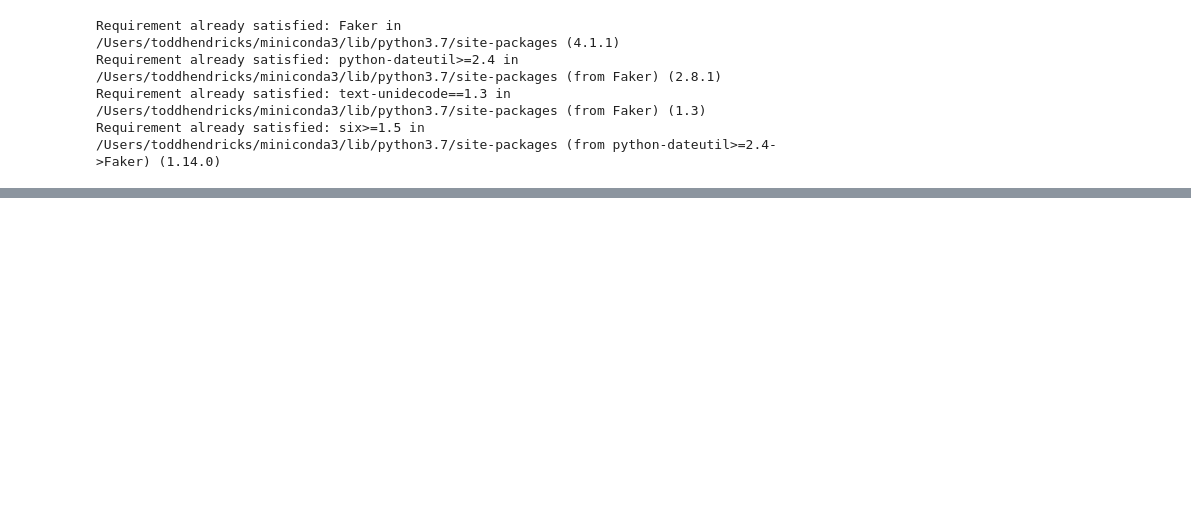
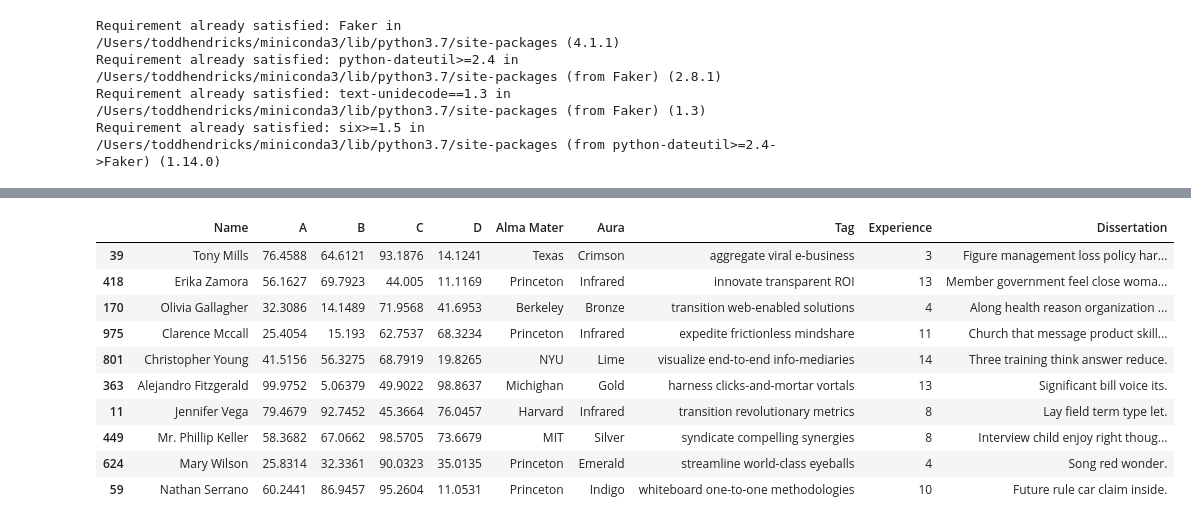
Before and after one commit to tahentx/pv_workbook, a Jupyter notebook: datascience/misc/pandas_practice.ipynb, the cells around one changed output, grey strips where cells are left out. Cells and saved outputs as stored; diff of their text form; code cells hidden in the pictures; blank space fills up the shorter version.

```diff
--- a/datascience/misc/pandas_practice.ipynb
+++ b/datascience/misc/pandas_practice.ipynb
@@ -42,3 +45,15 @@ Index(['Name', 'Diplomacy', 'Leadership', 'Home', 'Industry', 'Employer',
       dtype='object')
 # %%
-df.
+df.sample(10)
+# %% [output]
+|  | Name | A | B | C | D | Alma Mater | Aura | Tag | Experience | Dissertation |
+| 39 | Tony Mills | 76.4588 | 64.6121 | 93.1876 | 14.1241 | Texas | Crimson | aggregate viral e-business | 3 | Figure management loss policy har... |
+| 418 | Erika Zamora | 56.1627 | 69.7923 | 44.005 | 11.1169 | Princeton | Infrared | innovate transparent ROI | 13 | Member government feel close woma... |
+| 170 | Olivia Gallagher | 32.3086 | 14.1489 | 71.9568 | 41.6953 | Berkeley | Bronze | transition web-enabled solutions | 4 | Along health reason organization ... |
+| 975 | Clarence Mccall | 25.4054 | 15.193 | 62.7537 | 68.3234 | Princeton | Infrared | expedite frictionless mindshare | 11 | Church that message product skill... |
+| 801 | Christopher Young | 41.5156 | 56.3275 | 68.7919 | 19.8265 | NYU | Lime | visualize end-to-end info-mediaries | 14 | Three training think answer reduce. |
+| 363 | Alejandro Fitzgerald | 99.9752 | 5.06379 | 49.9022 | 98.8637 | Michighan | Gold | harness clicks-and-mortar vortals | 13 | Significant bill voice its. |
+| 11 | Jennifer Vega | 79.4679 | 92.7452 | 45.3664 | 76.0457 | Harvard | Infrared | transition revolutionary metrics | 8 | Lay field term type let. |
+| 449 | Mr. Phillip Keller | 58.3682 | 67.0662 | 98.5705 | 73.6679 | MIT | Silver | syndicate compelling synergies | 8 | Interview child enjoy right thoug... |
+| 624 | Mary Wilson | 25.8314 | 32.3361 | 90.0323 | 35.0135 | Princeton | Emerald | streamline world-class eyeballs | 4 | Song red wonder. |
+| 59 | Nathan Serrano | 60.2441 | 86.9457 | 95.2604 | 11.0531 | Princeton | Indigo | whiteboard one-to-one methodologies | 10 | Future rule car claim inside. |
```
Also changed, not shown: parts of 9 cells of this notebook.
